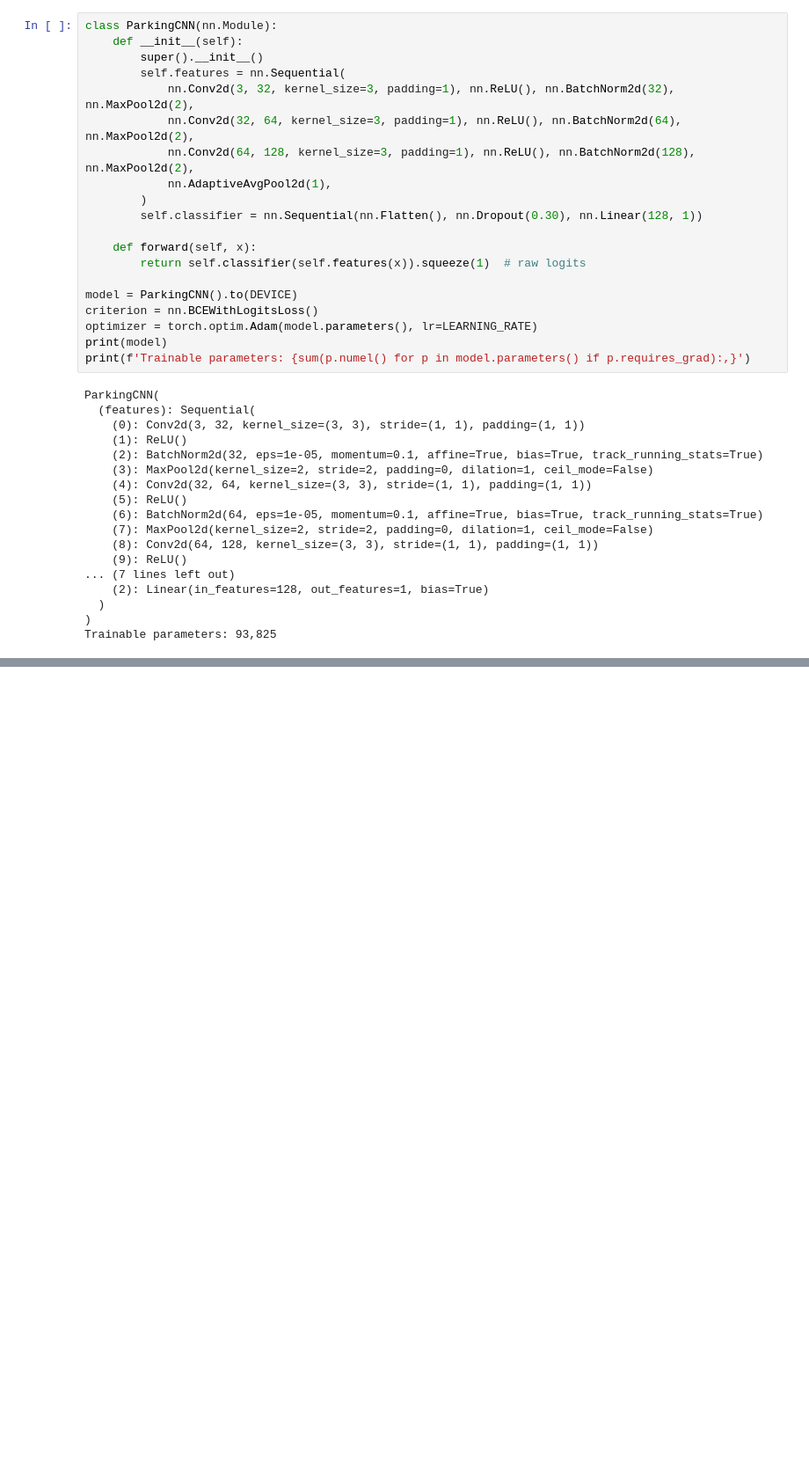
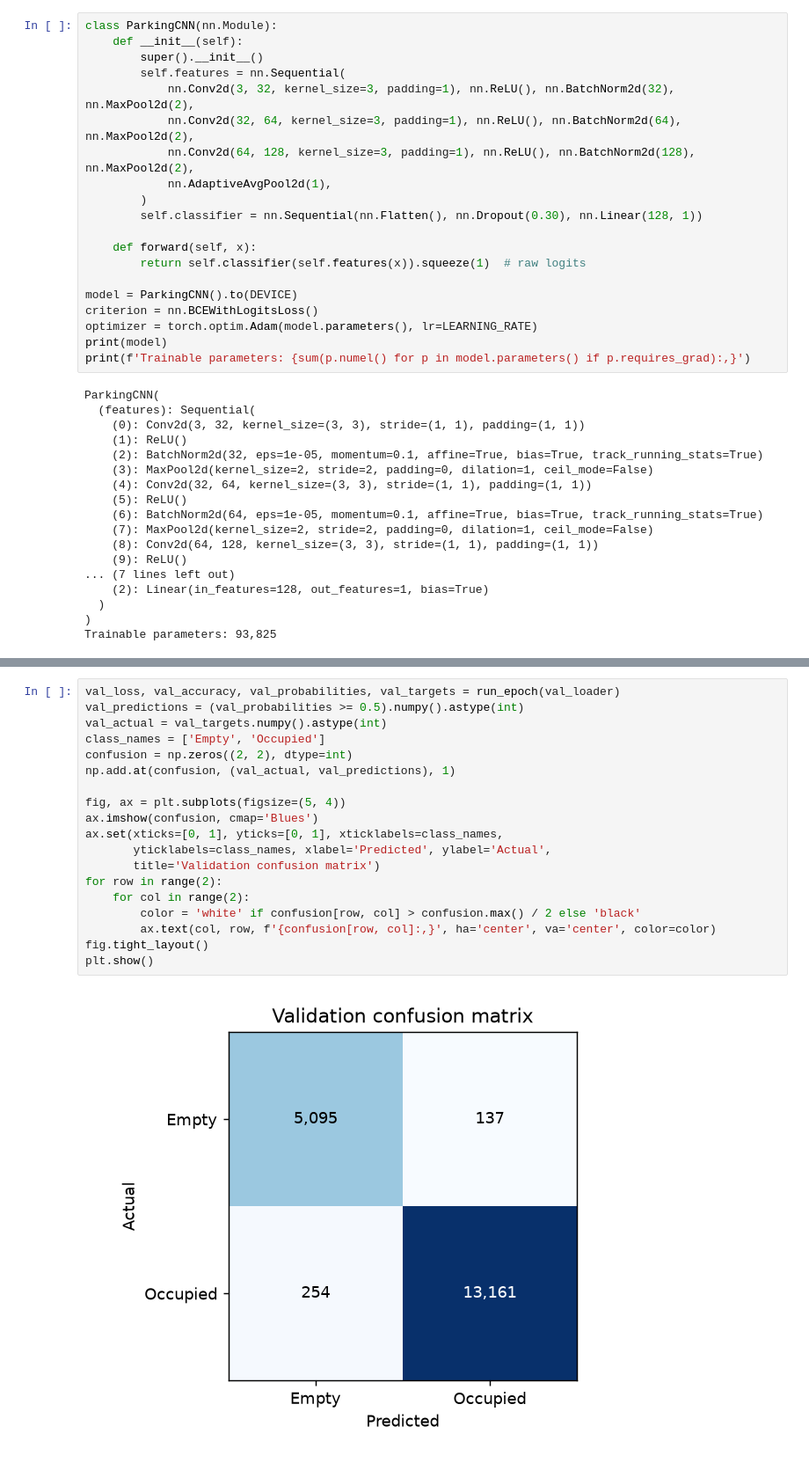
Before and after one commit to epears04/data-4620-project, a Jupyter notebook: project.ipynb, the cells around one changed output, grey strips where cells are left out. Shown at 88% size. Drawn from its saved outputs; the diff is of its cells as text; blank space fills up the shorter version.

```diff
--- a/project.ipynb
+++ b/project.ipynb
@@ -197,0 +227,21 @@ model.load_state_dict(checkpoint['model_state_dict'])
+# %%
+val_loss, val_accuracy, val_probabilities, val_targets = run_epoch(val_loader)
+val_predictions = (val_probabilities >= 0.5).numpy().astype(int)
+val_actual = val_targets.numpy().astype(int)
+class_names = ['Empty', 'Occupied']
+confusion = np.zeros((2, 2), dtype=int)
+np.add.at(confusion, (val_actual, val_predictions), 1)
+
+fig, ax = plt.subplots(figsize=(5, 4))
+ax.imshow(confusion, cmap='Blues')
+ax.set(xticks=[0, 1], yticks=[0, 1], xticklabels=class_names,
+       yticklabels=class_names, xlabel='Predicted', ylabel='Actual',
+       title='Validation confusion matrix')
+for row in range(2):
+    for col in range(2):
+        color = 'white' if confusion[row, col] > confusion.max() / 2 else 'black'
+        ax.text(col, row, f'{confusion[row, col]:,}', ha='center', va='center', color=color)
+fig.tight_layout()
+plt.show()
+# %% [output]
+[figure, added]
```
Also changed, not shown: parts of 6 cells of this notebook, 2 other files.
